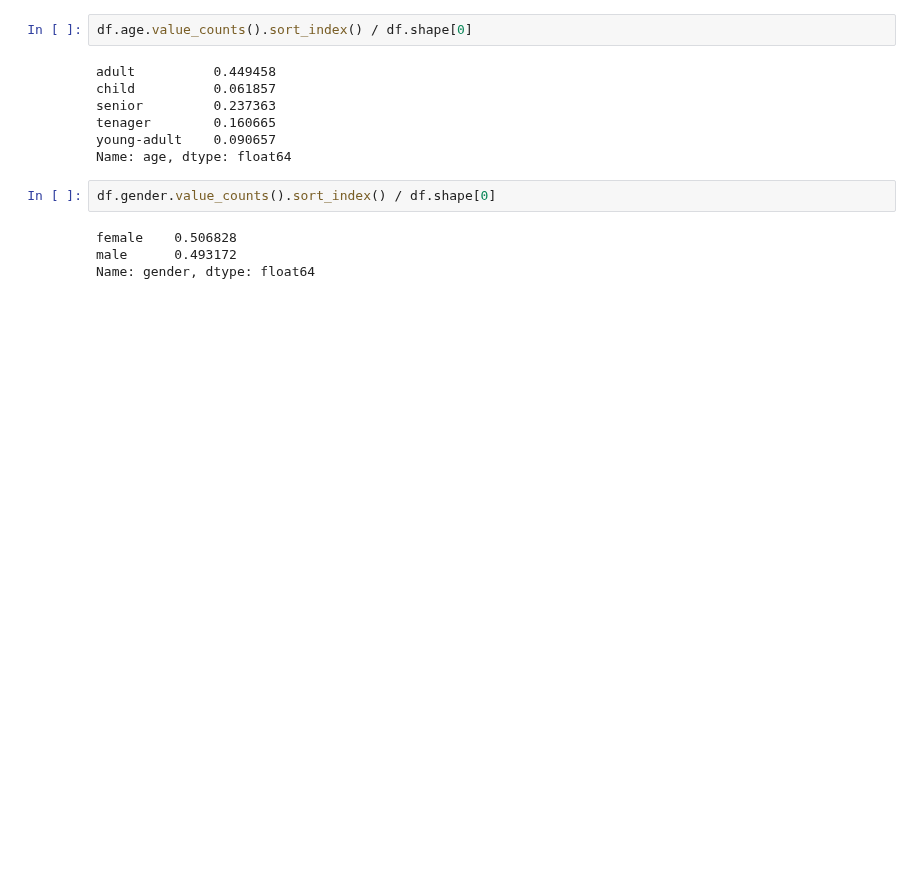
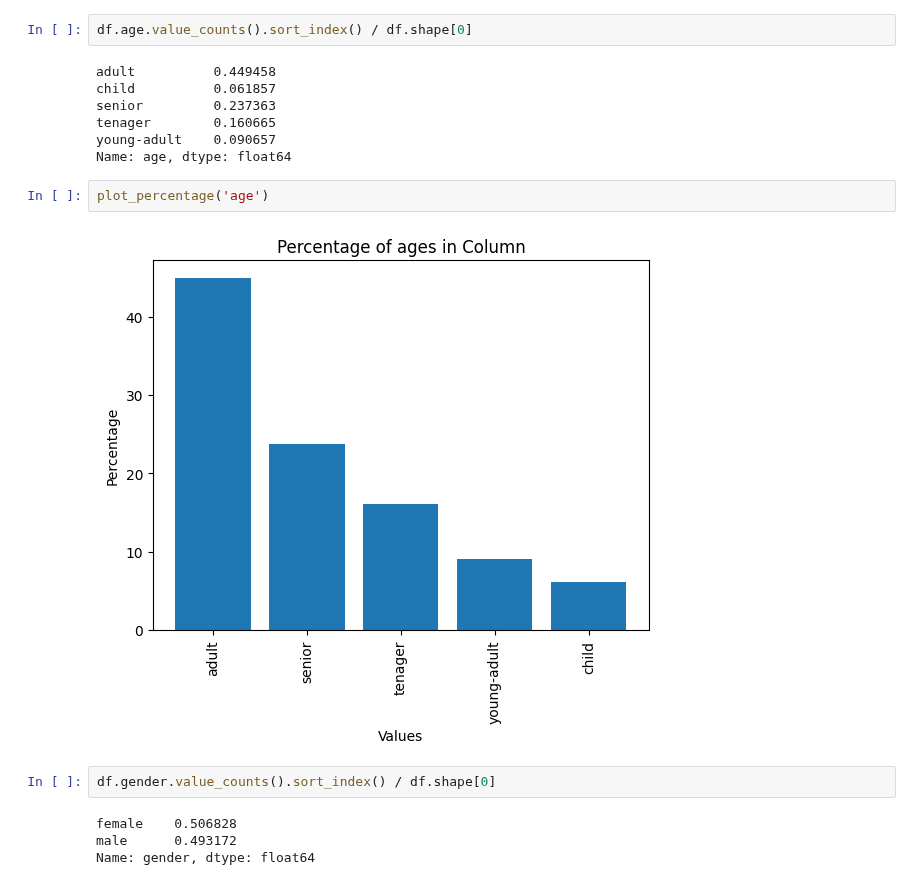
Before and after one commit to abuudarda/synthetic-population-simulation, a Jupyter notebook: Multidimensional_IPF_1.ipynb, the cells around one changed output. Drawn from its saved outputs; the diff is of its cells as text; blank space fills up the shorter version.

```diff
--- a/Multidimensional_IPF_1.ipynb
+++ b/Multidimensional_IPF_1.ipynb
@@ -145,6 +173,10 @@ senior         0.237363
 tenager        0.160665
 young-adult    0.090657
 Name: age, dtype: float64
+# %%
+plot_percentage('age')
+# %% [output]
+[figure, added]
 # %%
 df.gender.value_counts().sort_index() / df.shape[0]
 # %% [output]
```
Also changed, not shown: parts of 7 cells of this notebook, 1 other file.
